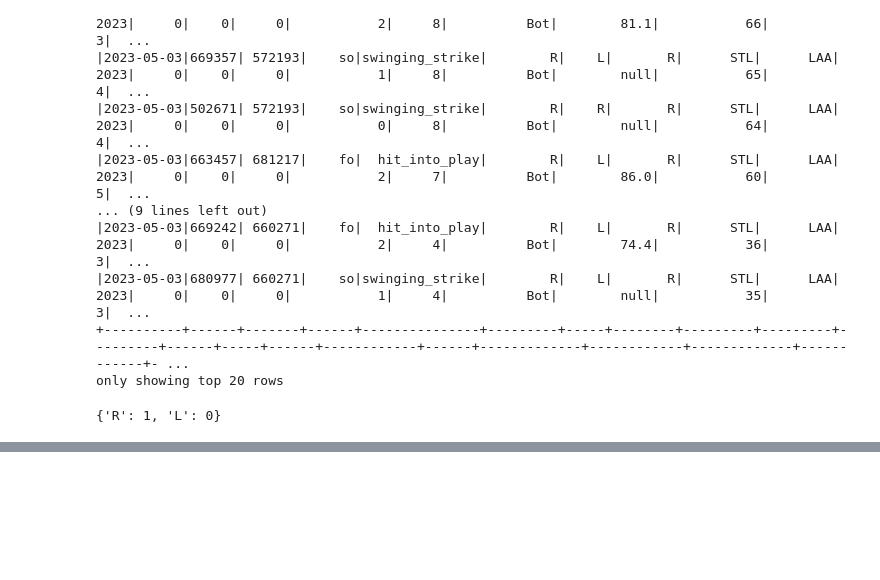
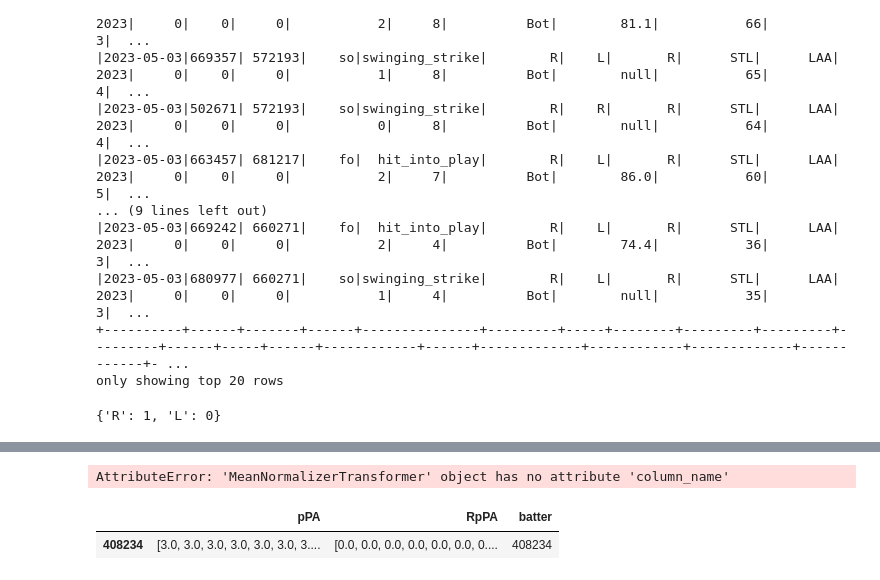
Before and after one commit to allenttchen/baseball-analytics, a Jupyter notebook: notebooks/spark.ipynb, the cells around one changed output, grey strips where cells are left out. Drawn from its saved outputs; the diff is of its cells as text; code cells hidden in the pictures; blank space fills up the shorter version.

```diff
--- a/notebooks/spark.ipynb
+++ b/notebooks/spark.ipynb
@@ -134,0 +231,14 @@ dict(R=1, L=0)
+# %%
+MeanNormalizerTransformer(column_name="hi", mean="what")
+# %% [output]
+AttributeError: 'MeanNormalizerTransformer' object has no attribute 'column_name'
+# %%
+stat_ma_mapping = {
+    'pPA': [3.0, 3.0, 3.0, 3.0, 3.0, 3.0, 3.0, 3.0, 3.0, 3.0, 3.0, 3.0, 3.0, 3.0, 3.0, 3.0, 3.0, 3.0, 3.0, 3.0, 3.0, 3.0, 3.0, 3.0, 3.0, 3.0, 3.0, 3.0, 3.0, 3.0, 3.0, 3.0, 3.0, 3.0, 3.0, 3.0, 3.0, 3.0, 3.0, 3.0, 3.0, 3.0, 3.0, 3.0, 3.0, 3.0, 3.0],
+    'RpPA': [0.0, 0.0, 0.0, 0.0, 0.0, 0.0, 0.0, 0.0, 0.0, 0.0, 0.0, 0.0, 0.0, 0.0, 0.0, 0.0, 0.0, 0.0, 0.0, 0.0, 0.0, 0.0, 0.0, 0.0, 0.0, 0.0, 0.0, 0.0, 0.0, 0.0, 0.0, 0.0, 0.0, 0.0, 0.0, 0.0, 0.0, 0.0, 0.0, 0.0, 0.0, 0.0, 0.0, 0.0, 0.0, 0.0, 0.0],
+    'batter': '408234',
+}
+pd.DataFrame.from_dict({'408234':stat_ma_mapping}, orient='index')
+# %% [output]
+|  | pPA | RpPA | batter |
+| 408234 | [3.0, 3.0, 3.0, 3.0, 3.0, 3.0, 3.... | [0.0, 0.0, 0.0, 0.0, 0.0, 0.0, 0.... | 408234 |
```
Also changed, not shown: parts of 7 cells of this notebook, 4 other files.
